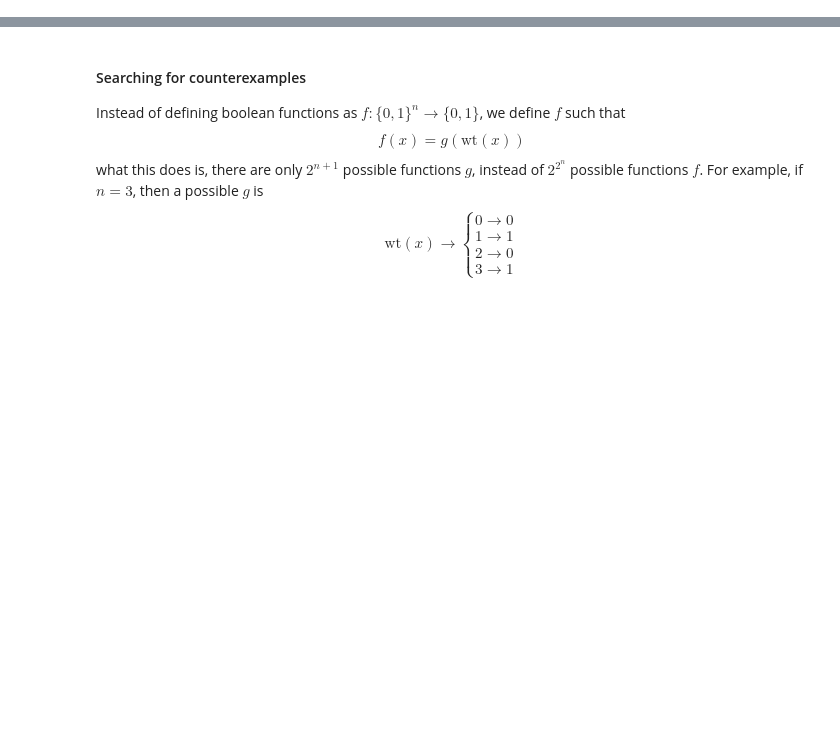
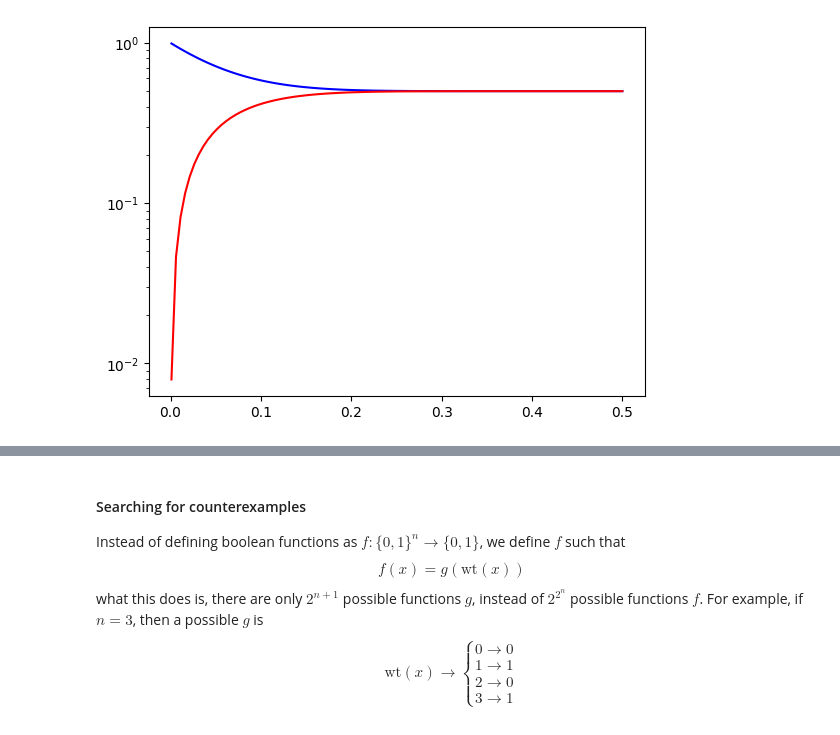
Before and after one commit to peterse/noise-robust-boolean-learning, a Jupyter notebook: mindreadingautobots/src/mindreadingautobots/analysis/counterexamples/evan_theory.ipynb, the cells around one changed output, grey strips where cells are left out. Drawn from its saved outputs; the diff is of its cells as text; code cells hidden in the pictures; blank space fills up the shorter version.

```diff
--- a/mindreadingautobots/src/mindreadingautobots/analysis/counterexamples/evan_theory.ipynb
+++ b/mindreadingautobots/src/mindreadingautobots/analysis/counterexamples/evan_theory.ipynb
@@ -106,0 +286,22 @@ ValueError:
+# %%
+
+flip_probs = []
+noflip_probs = []
+pvals = np.linspace(0.001, 0.4999, 100)
+n = 8
+for p in pvals:
+    p_noflip = 0
+    for k in range(0, n+1, 2): # even flip ratees
+        p_noflip += (1-p)**(n-k) * p**k * comb(n, k)
+    assert np.isclose(p_noflip, 0.5 + 0.5 * (1-2*p)**n)
+    p_flip = 0
+    for k in range(1, n+1, 2): # odd flip rates
+        p_flip += (1-p)**(n-k) * p**k * comb(n, k)
+    flip_probs.append(p_flip)
+    noflip_probs.append(p_noflip)
+plt.plot(pvals, noflip_probs, c='blue')
+plt.plot(pvals, flip_probs, c='red')
+plt.semilogy()
+plt.show()
+# %% [output]
+[figure, added]
```
Also changed, not shown: parts of 13 cells of this notebook, 6 other files.
